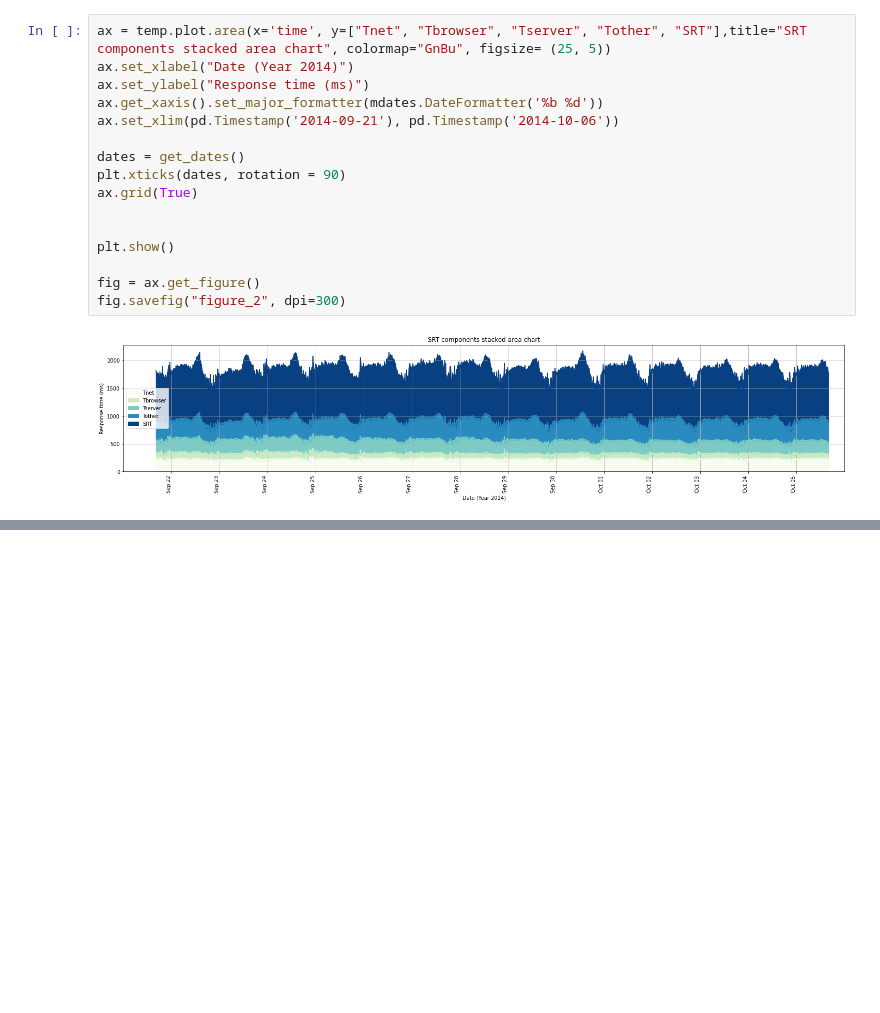
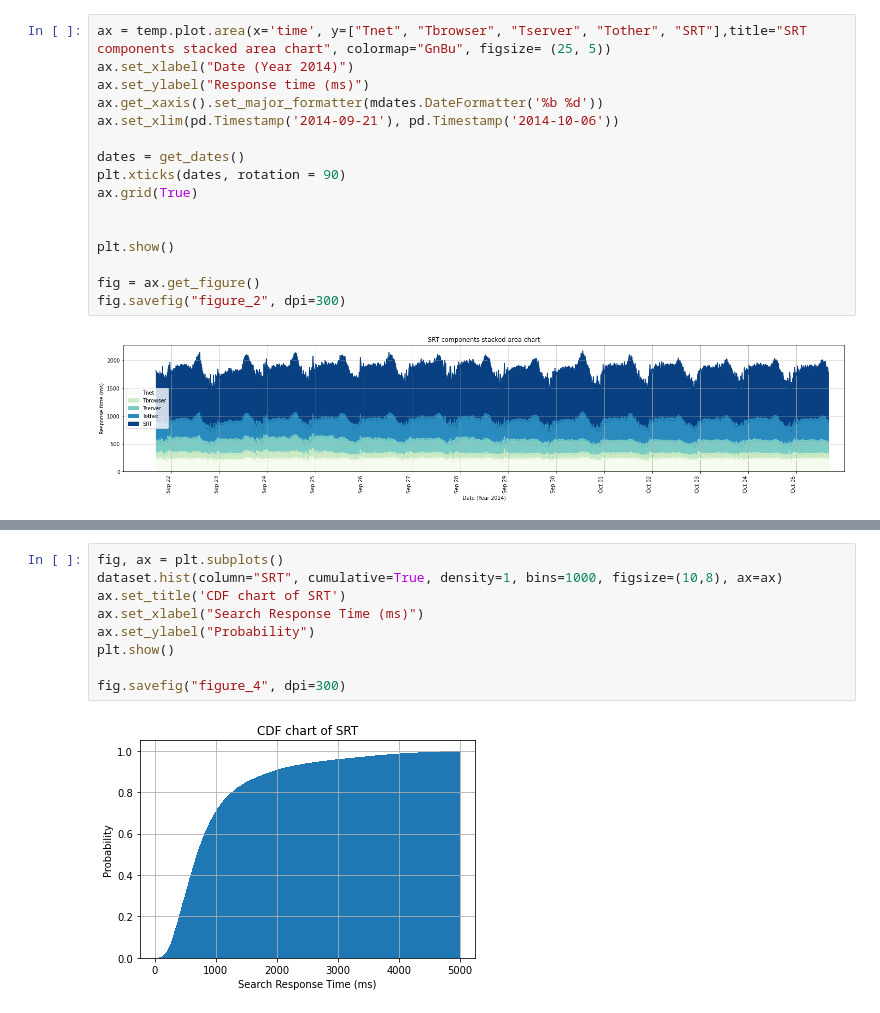
Before and after one commit to Sahandfer/THU-ACP, a Jupyter notebook: Advanced Network Management/Assignment/Assignment 1/A1.ipynb, the cells around one changed output, grey strips where cells are left out. Cells and saved outputs as stored; diff of their text form; blank space fills up the shorter version.

```diff
--- a/Advanced Network Management/Assignment/Assignment 1/A1.ipynb
+++ b/Advanced Network Management/Assignment/Assignment 1/A1.ipynb
@@ -177,0 +202,11 @@ fig.savefig("figure_2", dpi=300)
+# %%
+fig, ax = plt.subplots()
+dataset.hist(column="SRT", cumulative=True, density=1, bins=1000, figsize=(10,8), ax=ax)
+ax.set_title('CDF chart of SRT')
+ax.set_xlabel("Search Response Time (ms)")
+ax.set_ylabel("Probability")
+plt.show()
+
+fig.savefig("figure_4", dpi=300)
+# %% [output]
+[figure, added]
```
Also changed, not shown: parts of 9 cells of this notebook, 6 other files.
